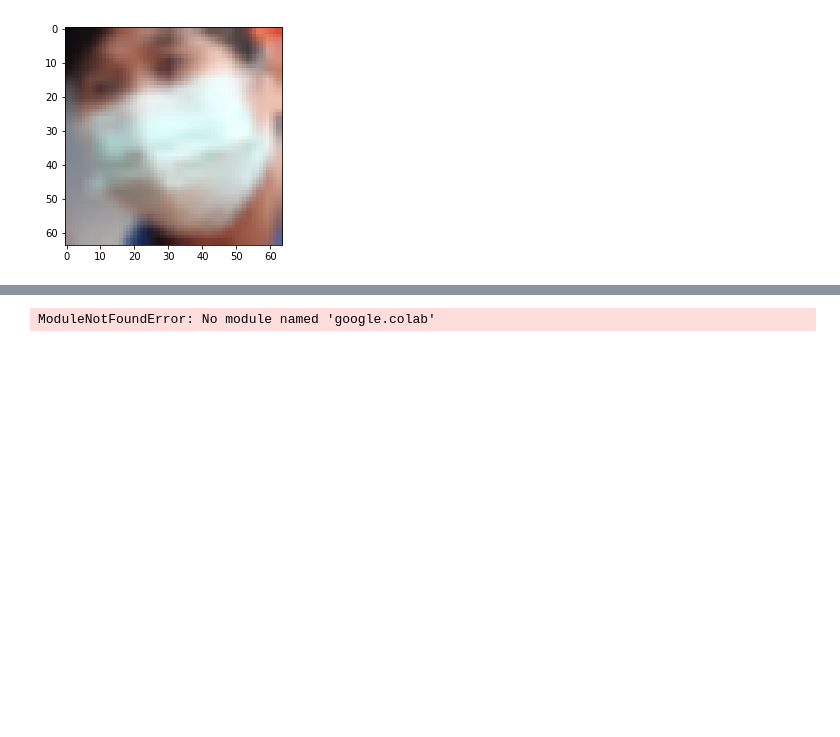
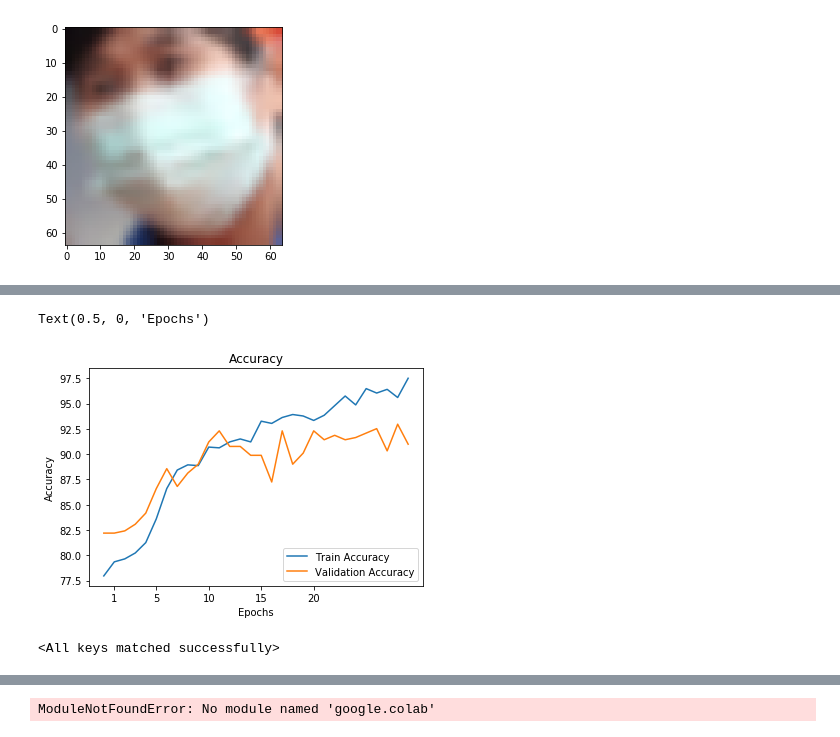
Before and after one commit to Azurestarry/ML-project, a Jupyter notebook: Transfer_learning.ipynb, the cells around one changed output, grey strips where cells are left out. Saved outputs shown, nothing was run; the diff lists cells and outputs as text; code cells hidden in the pictures; blank space fills up the shorter version.

```diff
--- a/Transfer_learning.ipynb
+++ b/Transfer_learning.ipynb
@@ -281,3 +302,20 @@ plt.semilogy(val_losses);
+# %%
+# plot validation loss
+plt.plot(train_acc,label = 'Train Accuracy')
+plt.plot(val_acc, label = 'Validation Accuracy')
+plt.legend(loc = 'lower right')
+plt.title('Accuracy')
+plt.xticks([1,5,10,15,20])
+plt.ylabel('Accuracy')
+plt.xlabel('Epochs')
+# %% [output]
+Text(0.5, 0, 'Epochs')
+[figure, added]
+# %%
+#load the best model
+model.load_state_dict(best_model_wts)
+# %% [output]
+<All keys matched successfully>
 # %%
 #test on the test set
 val(model, device, test_loader)
```
Also changed, not shown: parts of 12 cells of this notebook, 1 other file.
